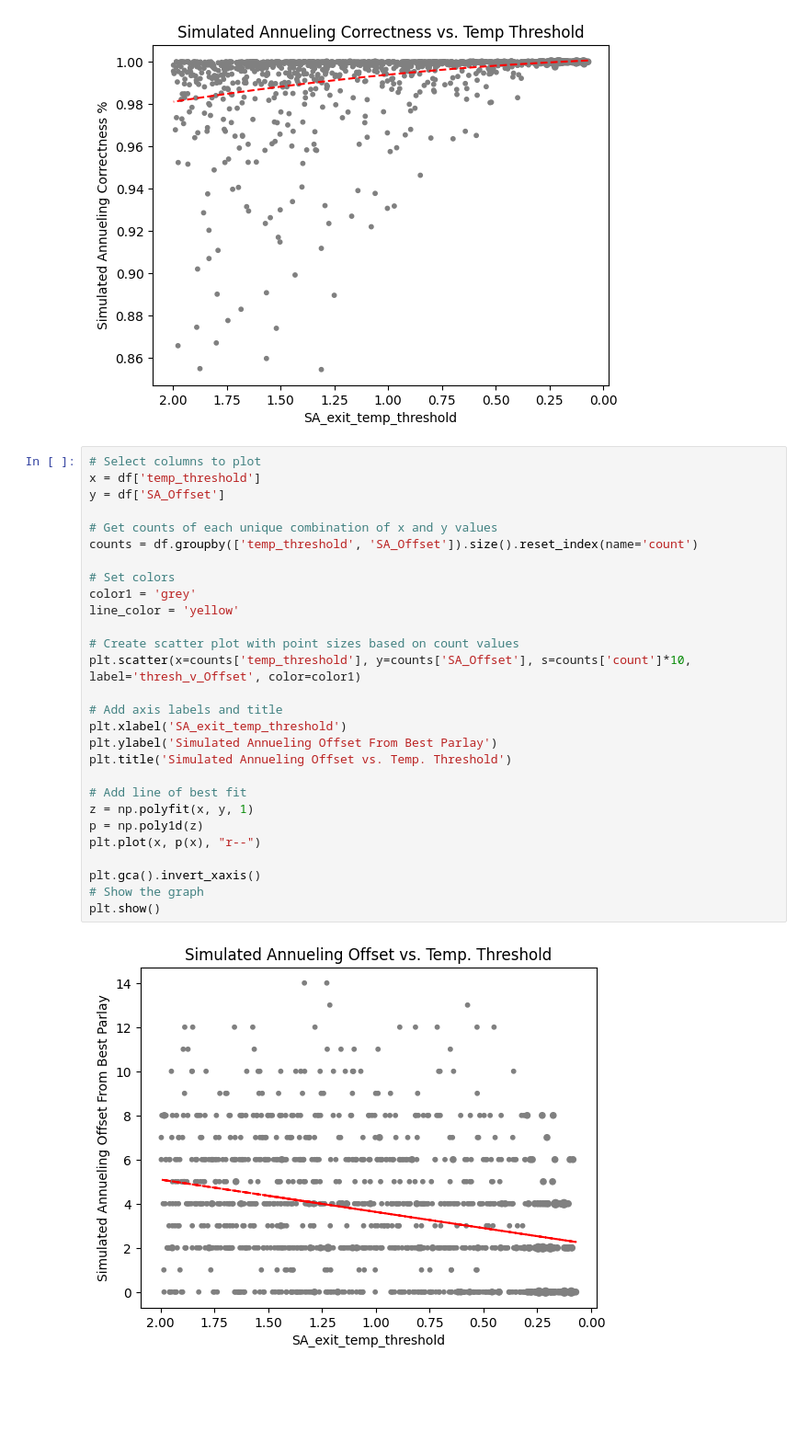
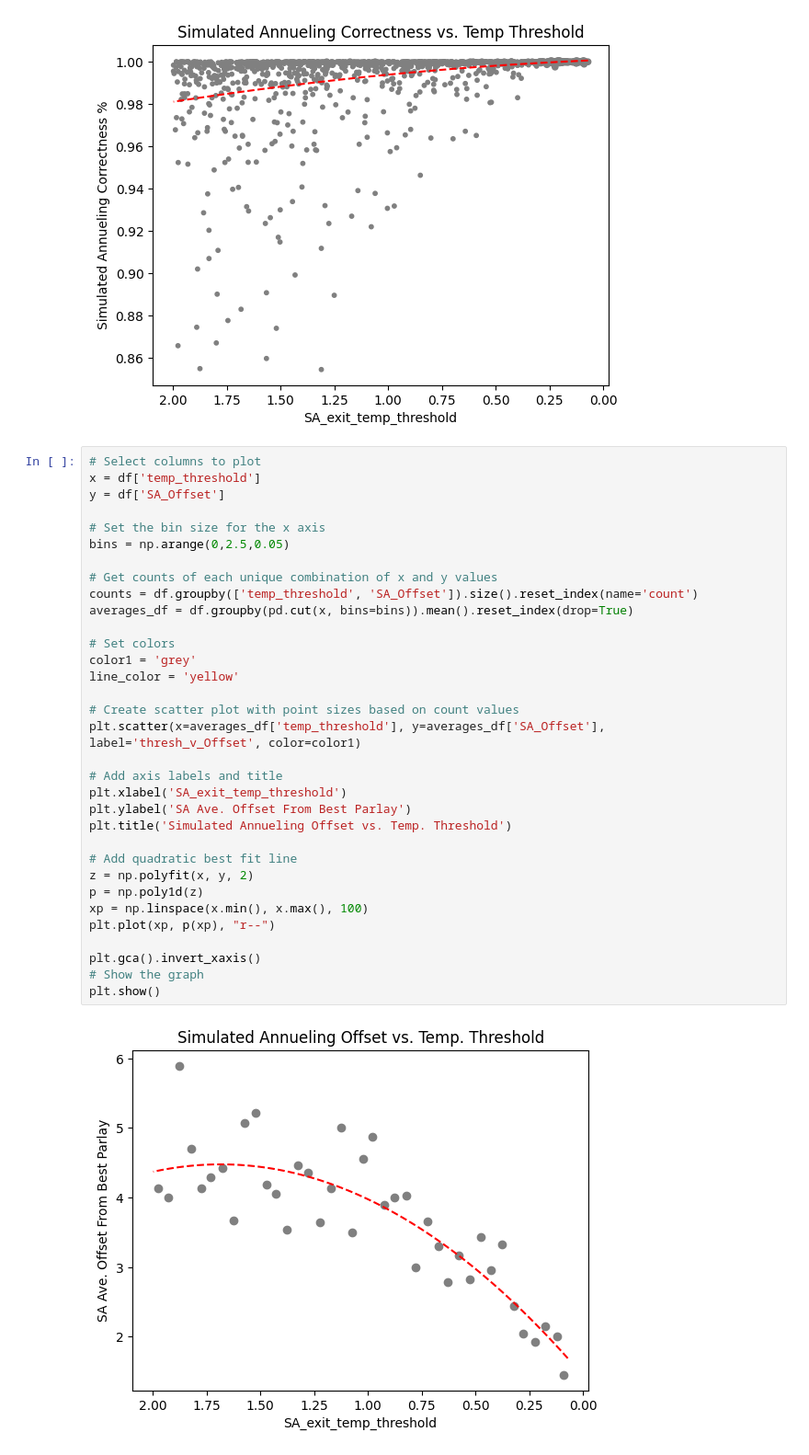
Before and after one commit to Abroek327/Algorithm-analysis-project-, a Jupyter notebook: Project-Parlay/Testing/SA1PtestAnalysis.ipynb, the cells around one changed output. Shown at 92% size. Saved outputs shown, nothing was run; the diff lists cells and outputs as text; blank space fills up the shorter version.

```diff
--- a/Project-Parlay/Testing/SA1PtestAnalysis.ipynb
+++ b/Project-Parlay/Testing/SA1PtestAnalysis.ipynb
@@ -86,30 +86,35 @@ plt.show()
 # %%
 # Select columns to plot
 x = df['temp_threshold']
 y = df['SA_Offset']
 
+# Set the bin size for the x axis
+bins = np.arange(0,2.5,0.05)
+
 # Get counts of each unique combination of x and y values
 counts = df.groupby(['temp_threshold', 'SA_Offset']).size().reset_index(name='count')
+averages_df = df.groupby(pd.cut(x, bins=bins)).mean().reset_index(drop=True)
 
 # Set colors
 color1 = 'grey'
 line_color = 'yellow'
 
 # Create scatter plot with point sizes based on count values
-plt.scatter(x=counts['temp_threshold'], y=counts['SA_Offset'], s=counts['count']*10, label='thresh_v_Offset', color=color1)
+plt.scatter(x=averages_df['temp_threshold'], y=averages_df['SA_Offset'], label='thresh_v_Offset', color=color1)
 
 # Add axis labels and title
 plt.xlabel('SA_exit_temp_threshold')
-plt.ylabel('Simulated Annueling Offset From Best Parlay')
+plt.ylabel('SA Ave. Offset From Best Parlay')
 plt.title('Simulated Annueling Offset vs. Temp. Threshold')
 
-# Add line of best fit
-z = np.polyfit(x, y, 1)
+# Add quadratic best fit line
+z = np.polyfit(x, y, 2)
 p = np.poly1d(z)
-plt.plot(x, p(x), "r--")
+xp = np.linspace(x.min(), x.max(), 100)
+plt.plot(xp, p(xp), "r--")
 
 plt.gca().invert_xaxis()
 # Show the graph
 plt.show()
 # %% [output]
-[figure, old version]
+[figure, new version]
```
Also changed, not shown: parts of 1 cell of this notebook.
